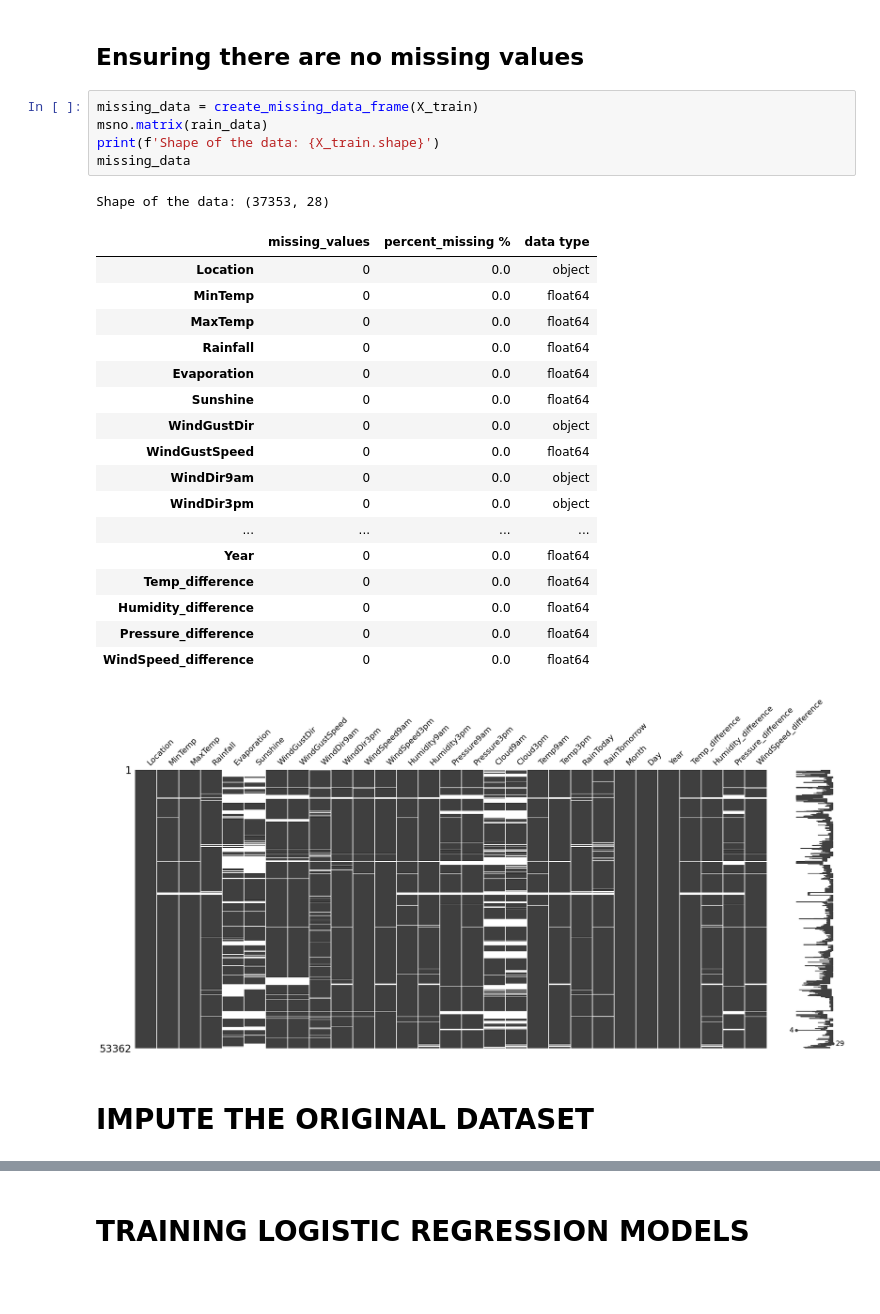
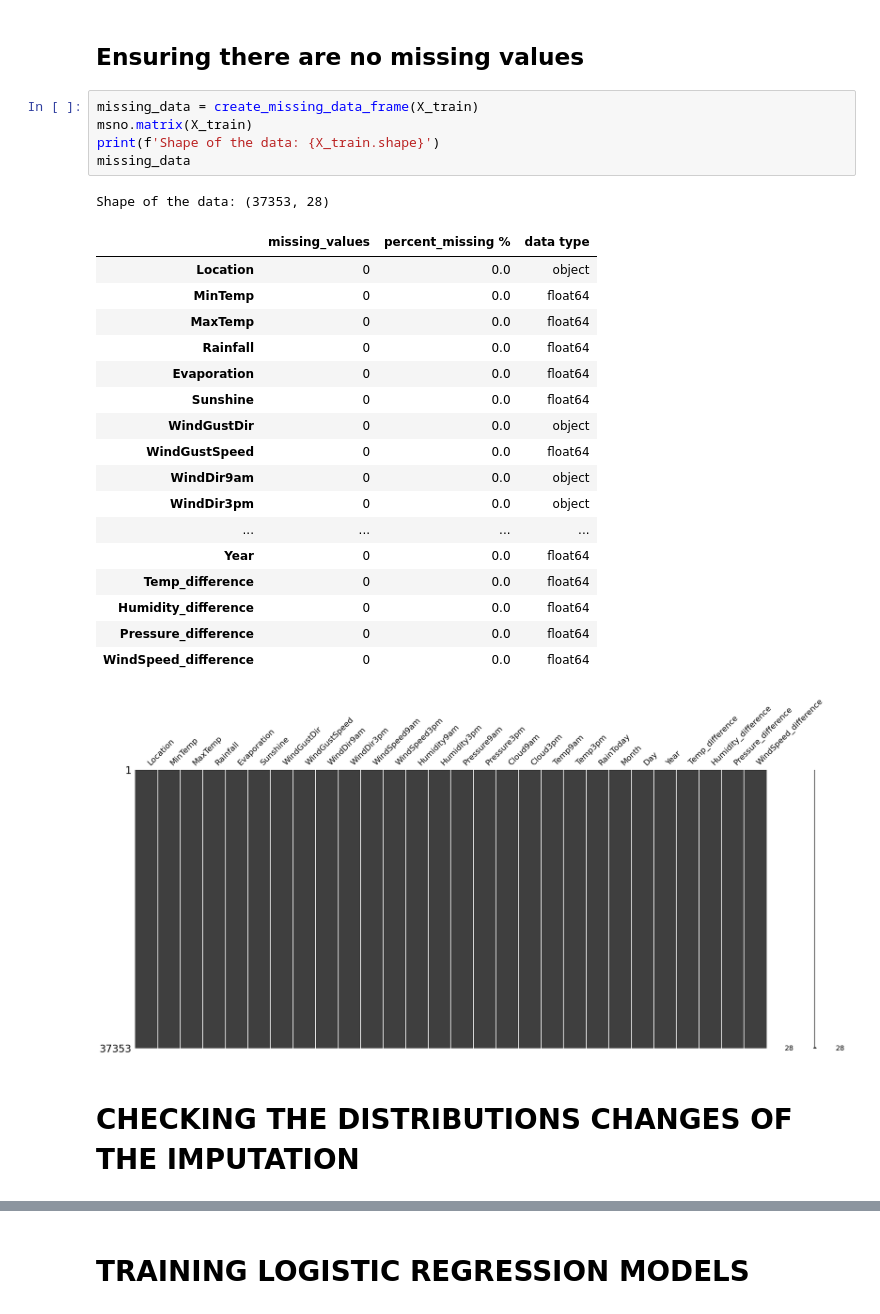
Before and after one commit to rogerbaiges/MLP-Model-Improvement-Project, a Jupyter notebook: src/MLP-baiges.ipynb, the cells around one changed output, grey strips where cells are left out. Saved outputs shown, nothing was run; the diff lists cells and outputs as text; blank space fills up the shorter version.

Commit message:
FIX no missing dataset

```diff
--- a/src/MLP-baiges.ipynb
+++ b/src/MLP-baiges.ipynb
@@ -349,31 +349,31 @@ y_test = y_test.map({'No': 0, 'Yes': 1}).values
 ## Ensuring there are no missing values
 # %%
 missing_data = create_missing_data_frame(X_train)
-msno.matrix(rain_data)
+msno.matrix(X_train)
 print(f'Shape of the data: {X_train.shape}')
 missing_data
 # %% [output]
 Shape of the data: (37353, 28)
 |  | missing_values | percent_missing % | data type |
 | Location | 0 | 0.0 | object |
 | MinTemp | 0 | 0.0 | float64 |
 | MaxTemp | 0 | 0.0 | float64 |
 | Rainfall | 0 | 0.0 | float64 |
 | Evaporation | 0 | 0.0 | float64 |
 | Sunshine | 0 | 0.0 | float64 |
 | WindGustDir | 0 | 0.0 | object |
 | WindGustSpeed | 0 | 0.0 | float64 |
 | WindDir9am | 0 | 0.0 | object |
 | WindDir3pm | 0 | 0.0 | object |
 | ... | ... | ... | ... |
 | Year | 0 | 0.0 | float64 |
 | Temp_difference | 0 | 0.0 | float64 |
 | Humidity_difference | 0 | 0.0 | float64 |
 | Pressure_difference | 0 | 0.0 | float64 |
 | WindSpeed_difference | 0 | 0.0 | float64 |
-[figure, old version]
+[figure, new version]
-# %% [markdown]
-# IMPUTE THE ORIGINAL DATASET
+# %% [markdown]
+# CHECKING THE DISTRIBUTIONS CHANGES OF THE IMPUTATION
 # %%
 # Configuration of seaborn aesthetics for the plots
 sns.set(style="whitegrid")
```
Also changed, not shown: parts of 7 cells of this notebook.
